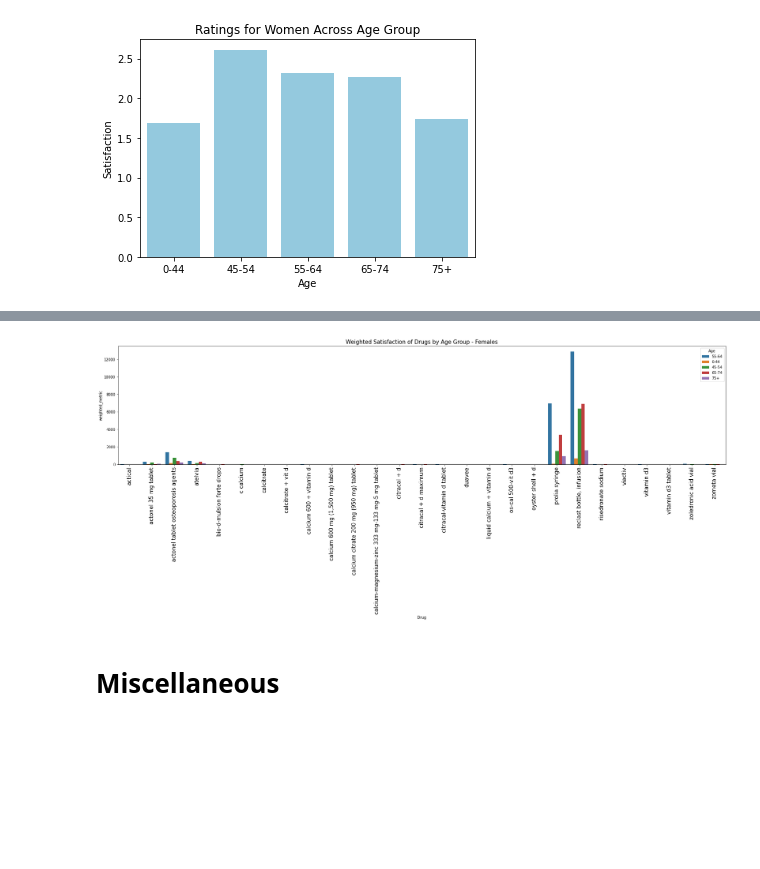
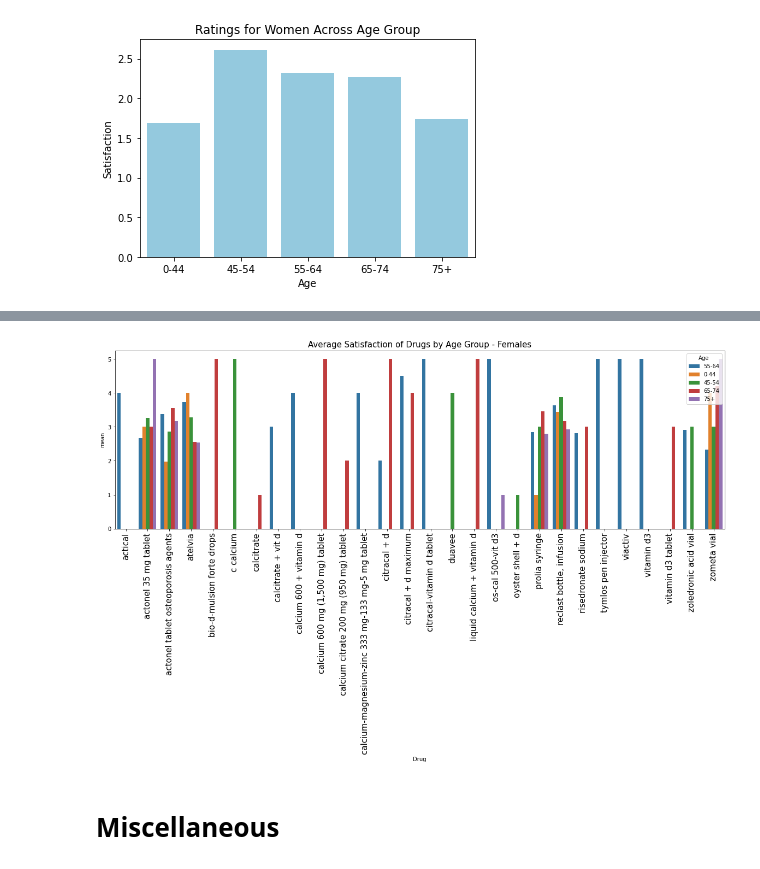
Before and after one commit to woonsupkim/DrugReview, a Jupyter notebook: EDA.ipynb, the cells around one changed output, grey strips where cells are left out. Saved outputs shown, nothing was run; the diff lists cells and outputs as text; code cells hidden in the pictures; blank space fills up the shorter version.

```diff
--- a/EDA.ipynb
+++ b/EDA.ipynb
@@ -107,7 +107,7 @@ number of drugs:  (71,)
 # ONLY Osteoporosis and TYMLOS related condition
 # %%
 df_ost = df[df['Condition'] == "Osteoporosis"]
-df_ost2 = df[df['Condition'] == "osteoporosis in postmenopausal woman at high risk for fracture"]
+df_ost2 = df.loc[df['Drug'].str.contains("tymlos", case=False)]
 df_ost = pd.concat([df_ost,df_ost2])
 df_ost['Year'] = df_ost['Date'].dt.year
 # %%
@@ -148,5 +148,6 @@ Reviews with useful count = 0:  18
 # %%
 df_ost = df_ost.loc[df_ost.index.repeat(df_ost.UsefulCount)]
+df_ost = pd.concat([df_ost,df_ost2])
 df_ost
 # %% [output]
 |  | Age | Condition | Date | Drug | DrugId | EaseofUse | Effectiveness | Reviews | Satisfaction | ... |
@@ -359,11 +341,11 @@ print(df_tmp.sort_values(by=['count'], ascending = False).head(5))
 # %%
 fig, ax = plt.subplots()
-fig.set_size_inches(30,6)
-plt.title('Weighted Satisfaction of Drugs by Age Group - Females', fontsize = 15)
-sns_bar = sns.barplot(x = 'Drug', y = 'weighted_metric', hue = 'Age', data = df_tmp)
+fig.set_size_inches(20,6)
+plt.title('Average Satisfaction of Drugs by Age Group - Females', fontsize = 15)
+sns_bar = sns.barplot(x = 'Drug', y = 'mean', hue = 'Age', data = df_tmp)
 plt.setp(sns_bar.get_xticklabels(), rotation=90, fontsize = 15);
 # %% [output]
-[figure, old version]
+[figure, new version]
 # %% [markdown]
 # Miscellaneous
 # %%
```
Also changed, not shown: parts of 17 cells of this notebook.
